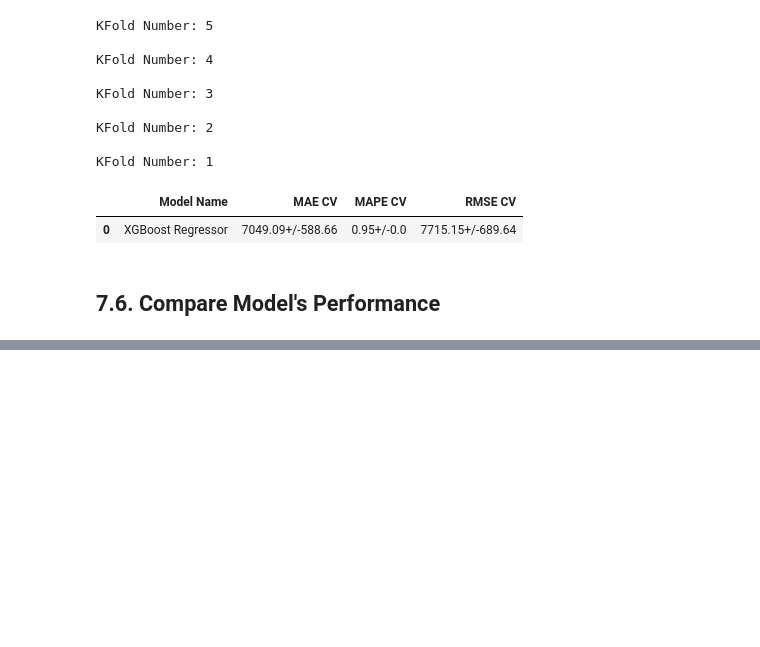
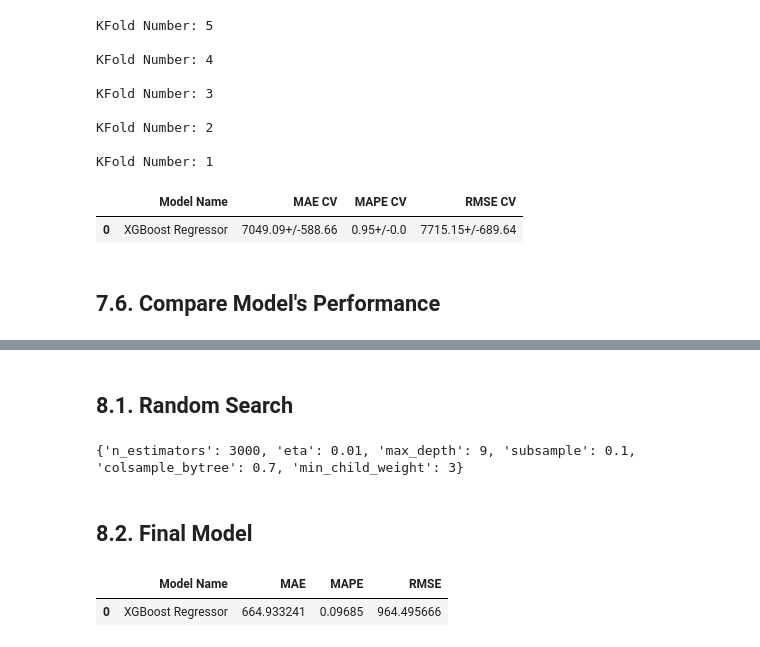
Before and after one commit to RaulBelarmino/rossman-predict-sales, a Jupyter notebook: rossman-predict-ds-em-producao.ipynb, the cells around one changed output, grey strips where cells are left out. Cells and saved outputs as stored; diff of their text form; code cells hidden in the pictures; blank space fills up the shorter version.

```diff
--- a/rossman-predict-ds-em-producao.ipynb
+++ b/rossman-predict-ds-em-producao.ipynb
@@ -1172,0 +1147,2 @@ a
+# %% [markdown]
+## 8.1. Random Search
@@ -1172,0 +1160,26 @@ a
+# %%
+final_result = pd.DataFrame()
+
+for i in range (MAX_EVAL):
+    # choose values for parameters randomly
+    hp = { k: rd.sample(v, 1)[0] for k, v in param.items()}
+    print(hp)
+
+    # model
+    model_xgb = xgb.XGBRegressor(objective='reg:squarederror',
+                                 n_estimators = hp['n_estimators'],
+                                 eta = hp['eta'],
+                                 max_depth = hp['max_depth'],
+                                 subsample = hp['subsample'],
+                                 colsample_bytree = hp['colsample_bytree'],
+                                 min_child_weight = hp['min_child_weight'])
+
+    # performance
+    result = cross_validation(x_training, 5, 'XGBoost Regressor', model_xgb, verbose=False)
+    final_result = pd.concat([final_result, result])
+
+final_result
+# %% [output]
+{'n_estimators': 3000, 'eta': 0.01, 'max_depth': 9, 'subsample': 0.1, 'colsample_bytree': 0.7, 'min_child_weight': 3}
+# %% [markdown]
+## 8.2. Final Model
@@ -1172,0 +1195,19 @@ a
+# %%
+# model
+model_xgb_tuned = xgb.XGBRegressor(objective='reg:squarederror',
+                                   n_estimators = 3000,
+                                   eta = 0.03,
+                                   max_depth = 5,
+                                   subsample = 0.7,
+                                   colsample_bytree = 0.7,
+                                   min_child_weight = 3).fit(x_train, y_train)
+
+# prediction
+yhat_xgb_tuned = model_xgb_tuned.predict(x_test)
+
+# performance
+xgb_result_tuned = ml_error('XGBoost Regressor', np.expm1(y_test), np.expm1(yhat_xgb_tuned))
+xgb_result_tuned
+# %% [output]
+|  | Model Name | MAE | MAPE | RMSE |
+| 0 | XGBoost Regressor | 664.933241 | 0.09685 | 964.495666 |
```
Also changed, not shown: parts of 22 cells of this notebook, 1 other file.
